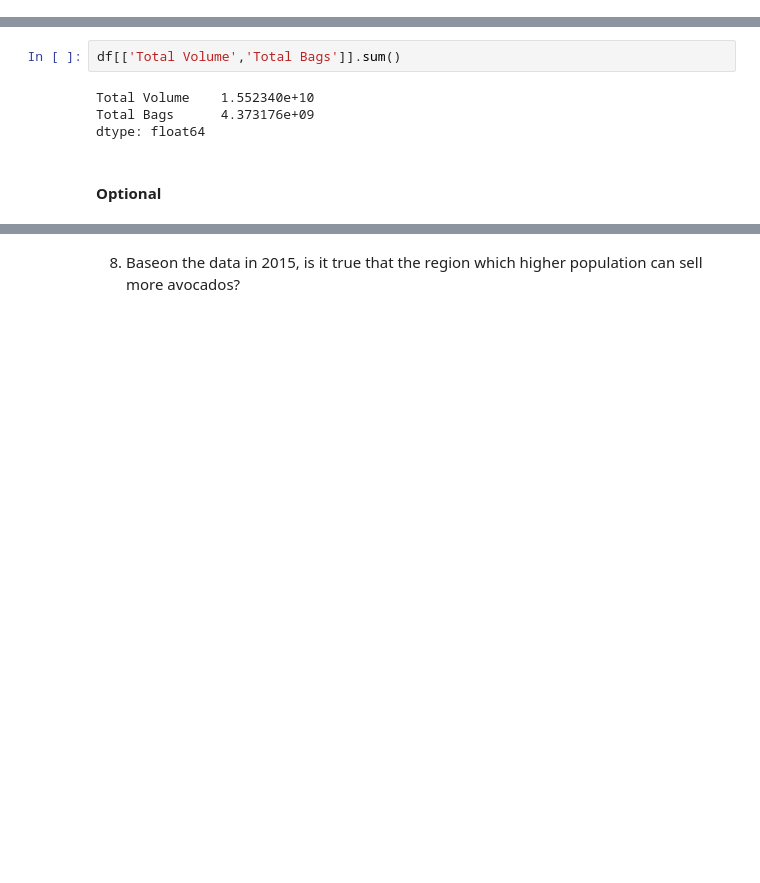
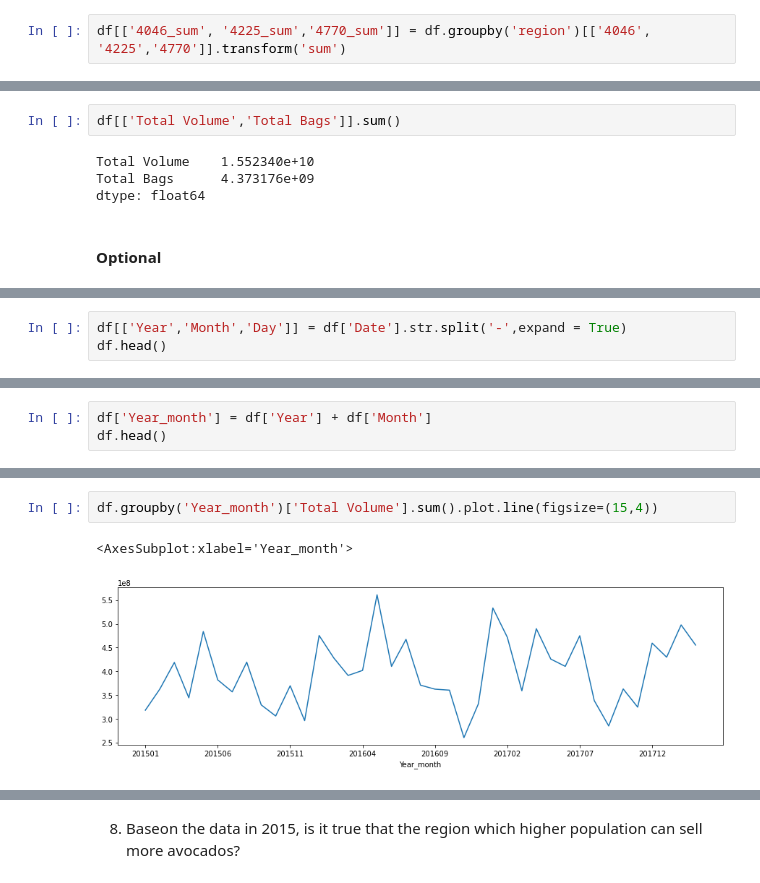
Before and after one commit to PimchanokD/Homework6-AVOCADO, a Jupyter notebook: HW06 Avocado.ipynb, the cells around one changed output, grey strips where cells are left out. Saved outputs shown, nothing was run; the diff lists cells and outputs as text; blank space fills up the shorter version.

Commit message:
Find the month that sells avocados the most.

```diff
--- a/HW06 Avocado.ipynb
+++ b/HW06 Avocado.ipynb
@@ -167,0 +133,2 @@ Number of sold avocados by region
+# %%
+df[['4046_sum', '4225_sum','4770_sum']] = df.groupby('region')[['4046', '4225','4770']].transform('sum')
@@ -237,0 +209,3 @@ dtype: float64
+# %%
+df[['Year','Month','Day']] = df['Date'].str.split('-',expand = True)
+df.head()
@@ -237,0 +220,3 @@ dtype: float64
+# %%
+df['Year_month'] = df['Year'] + df['Month']
+df.head()
@@ -237,0 +251,5 @@ dtype: float64
+# %%
+df.groupby('Year_month')['Total Volume'].sum().plot.line(figsize=(15,4))
+# %% [output]
+<AxesSubplot:xlabel='Year_month'>
+[figure, added]
```
Also changed, not shown: parts of 24 cells of this notebook.
